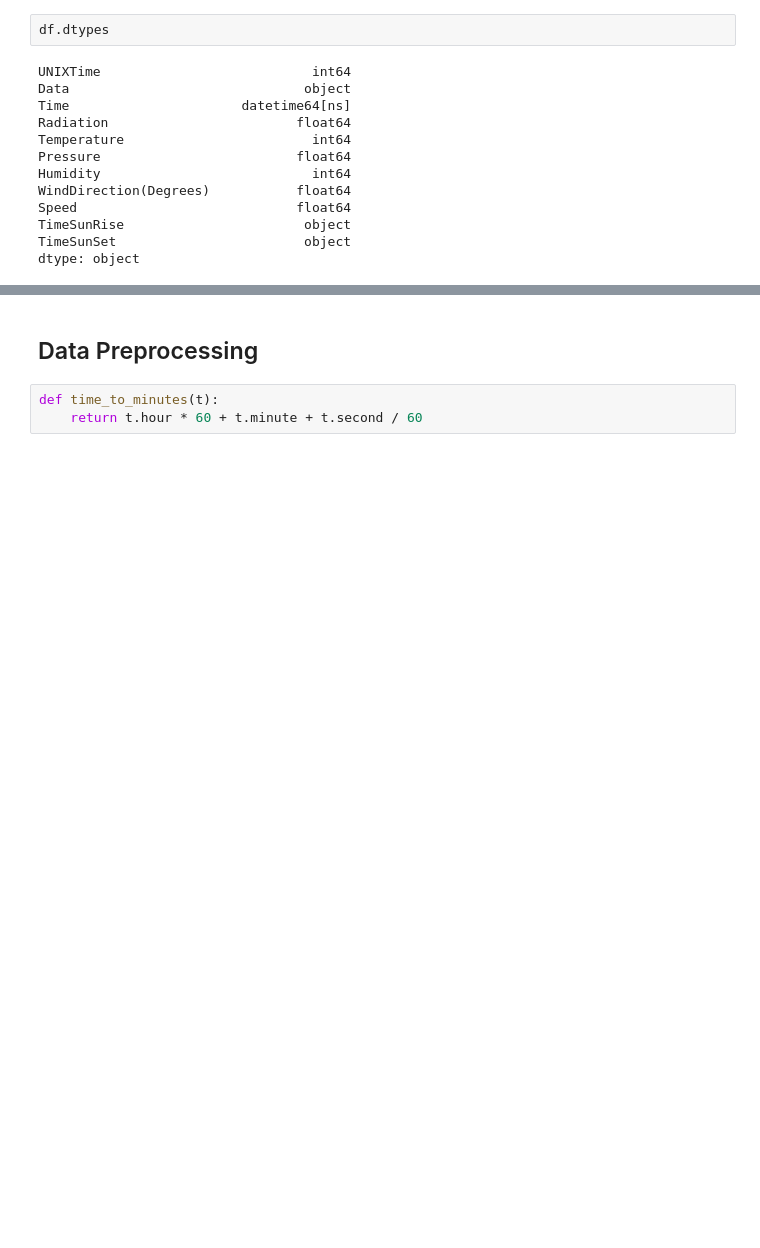
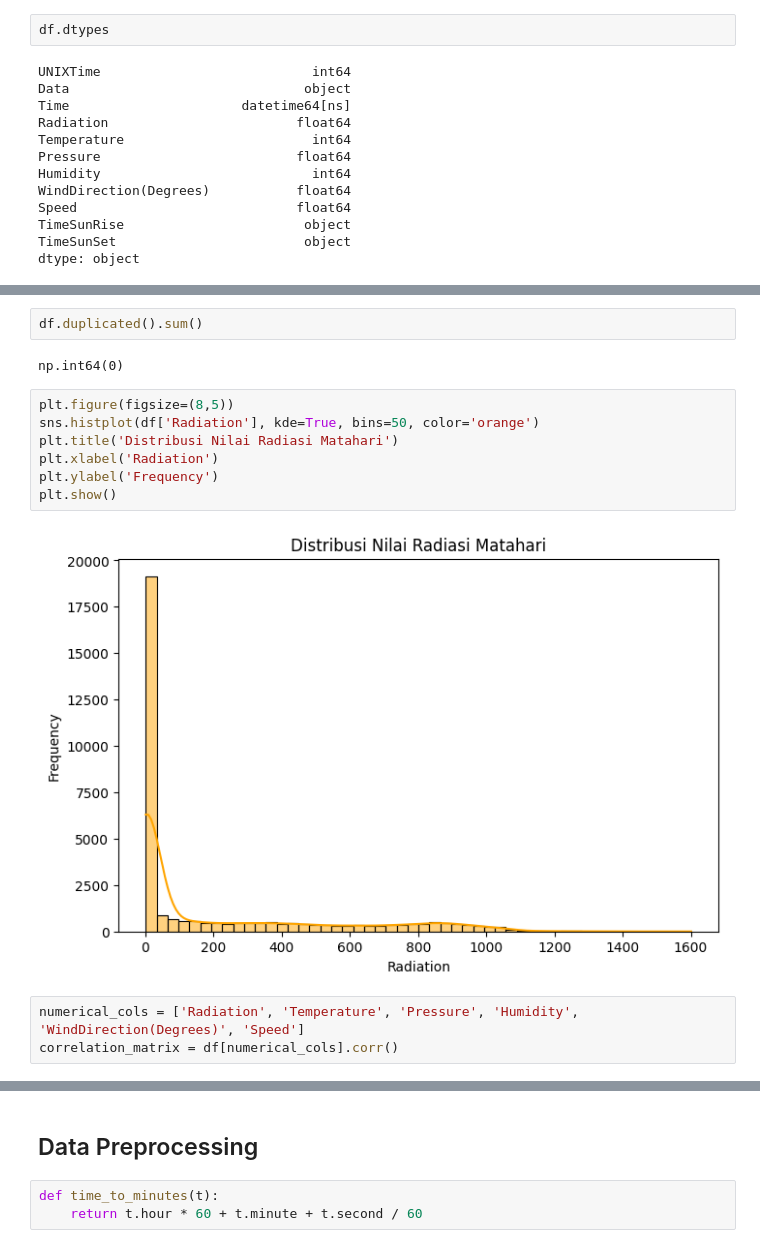
Before and after one commit to RizkyMlana/Predictive-Analytic, a Jupyter notebook: notebooks/main.ipynb, the cells around one changed output, grey strips where cells are left out. Cells and saved outputs as stored; diff of their text form; blank space fills up the shorter version.

```diff
--- a/notebooks/main.ipynb
+++ b/notebooks/main.ipynb
@@ -54,0 +82,16 @@ dtype: object
+# %%
+df.duplicated().sum()
+# %% [output]
+np.int64(0)
+# %%
+plt.figure(figsize=(8,5))
+sns.histplot(df['Radiation'], kde=True, bins=50, color='orange')
+plt.title('Distribusi Nilai Radiasi Matahari')
+plt.xlabel('Radiation')
+plt.ylabel('Frequency')
+plt.show()
+# %% [output]
+[figure, added]
+# %%
+numerical_cols = ['Radiation', 'Temperature', 'Pressure', 'Humidity', 'WindDirection(Degrees)', 'Speed']
+correlation_matrix = df[numerical_cols].corr()
```
Also changed, not shown: parts of 10 cells of this notebook, 2 other files.
